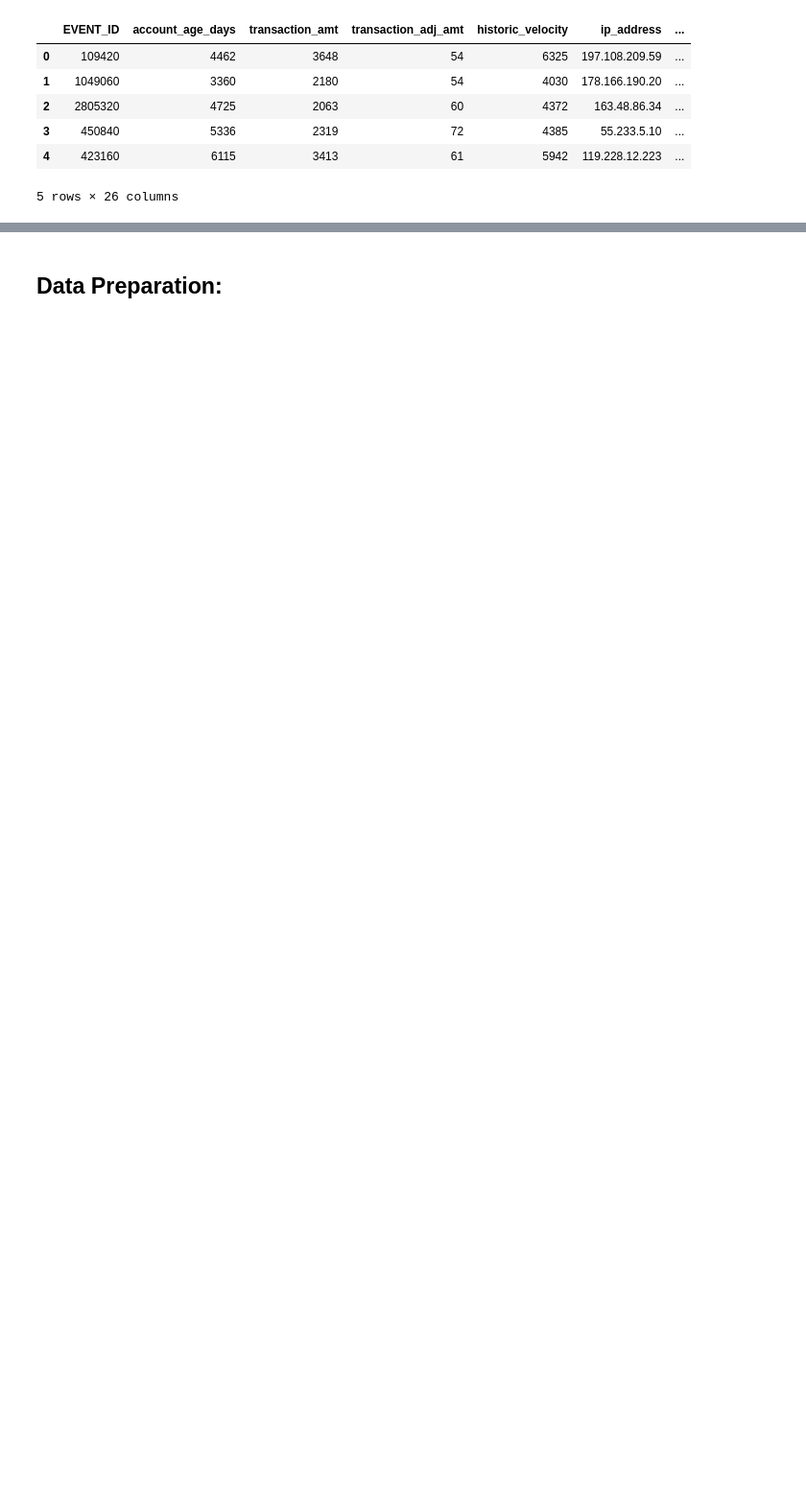
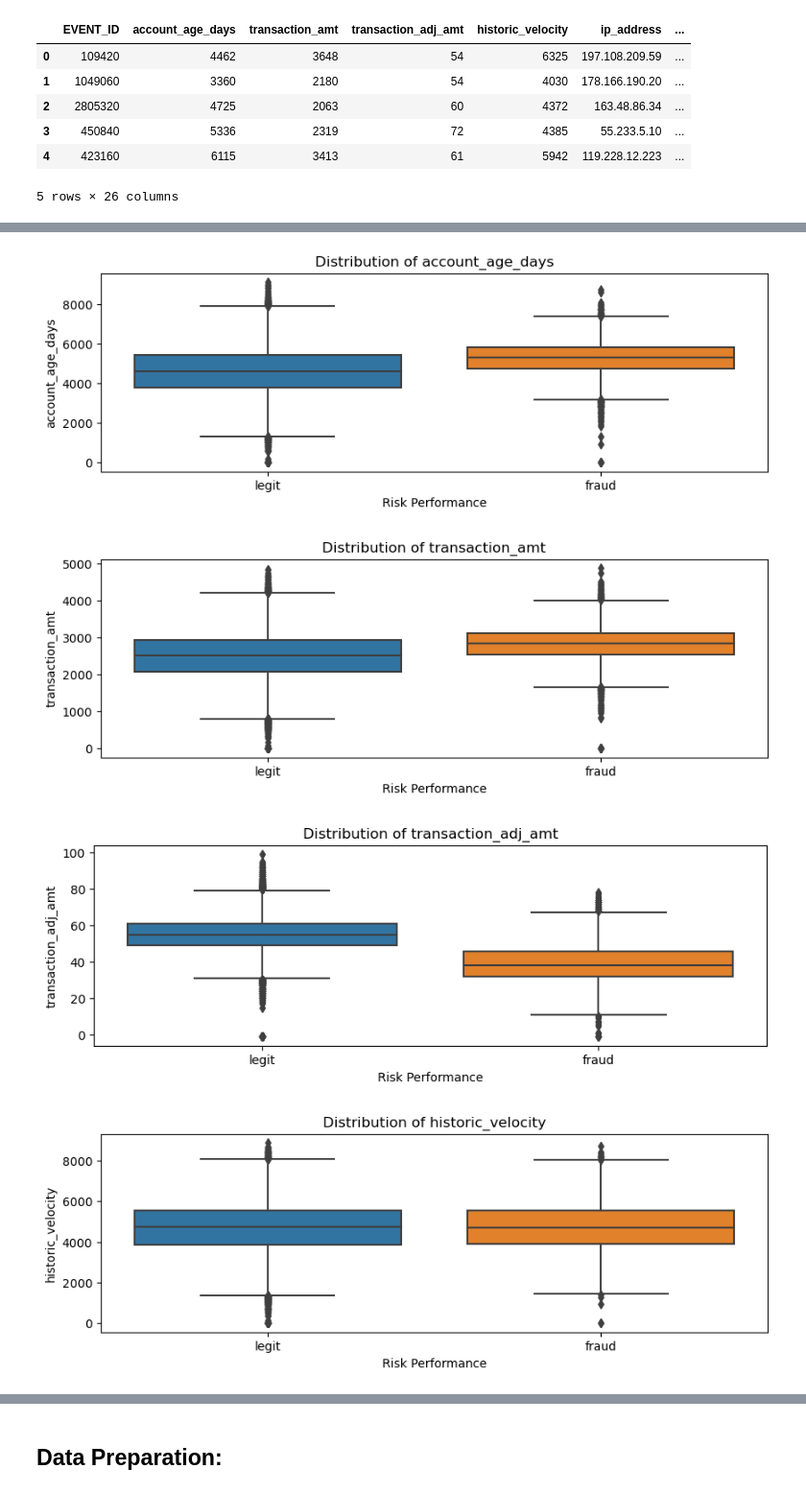
Before and after one commit to MikeVej/ML_FraudDetection, a Jupyter notebook: Project2_FIndingFraud_MichaelVejsiri.ipynb, the cells around one changed output, grey strips where cells are left out. Shown at 96% size. Saved outputs shown, nothing was run; the diff lists cells and outputs as text; code cells hidden in the pictures; blank space fills up the shorter version.

```diff
--- a/Project2_FIndingFraud_MichaelVejsiri.ipynb
+++ b/Project2_FIndingFraud_MichaelVejsiri.ipynb
@@ -73,0 +153,14 @@ df_holdout.head()
+# %%
+numeric_features = dfp.query('feature_type == "NUMERIC"')['feature_name'].to_list()
+for num_col in numeric_features:
+  plt.figure(figsize=(10, 3))
+  sns.boxplot(x='EVENT_LABEL', y=num_col, data=df_train)
+  plt.title(f'Distribution of {num_col}')
+  plt.xlabel('Risk Performance')
+  plt.ylabel(num_col)
+  #plt.show()
+# %% [output]
+[figure, added]
+[figure, added]
+[figure, added]
+[figure, added]
```
Also changed, not shown: parts of 26 cells of this notebook.
